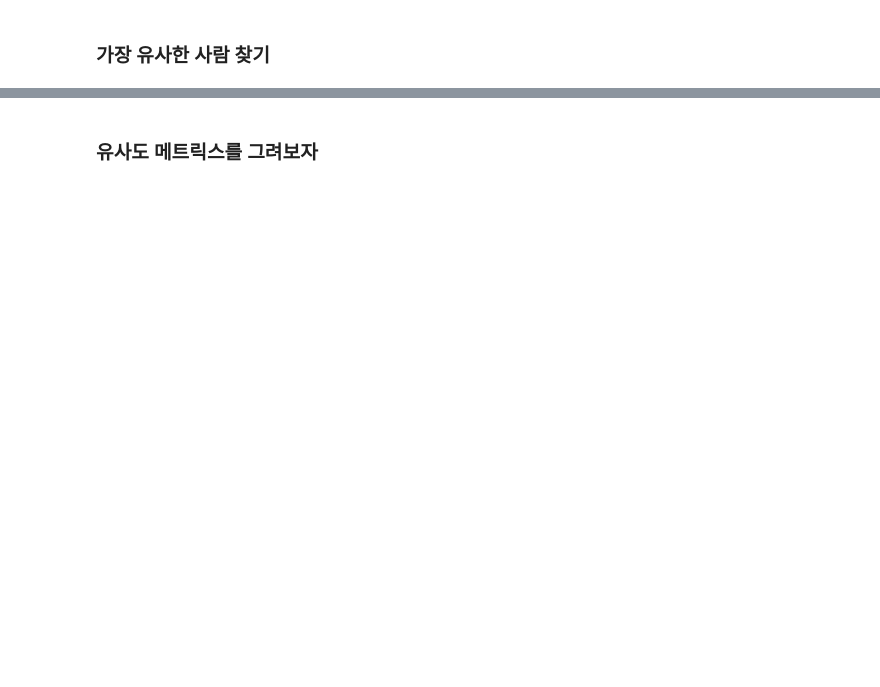
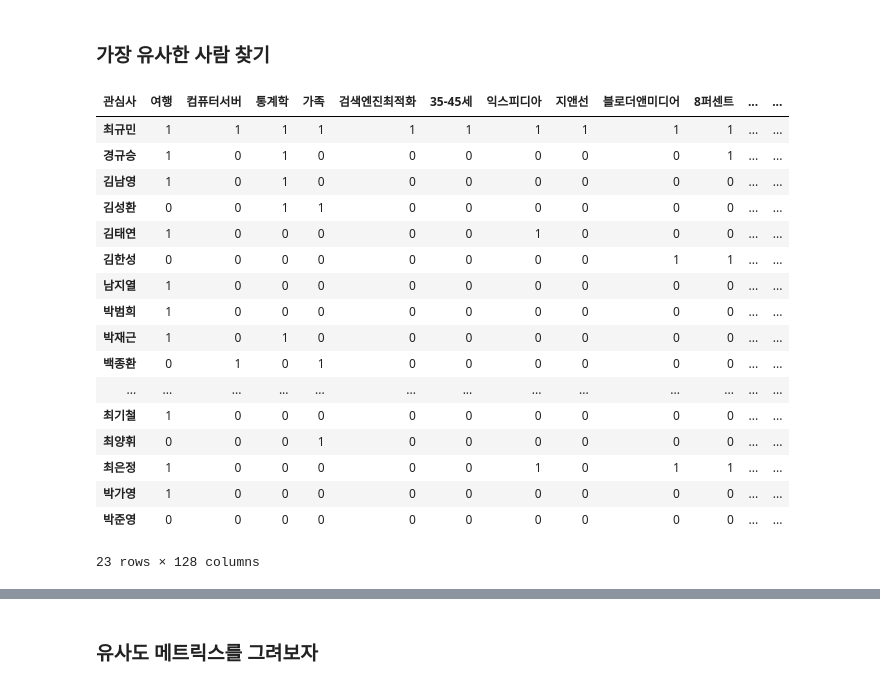
Before and after one commit to goodvc78/fc-recsys-school, a Jupyter notebook: ch1/00-facebook-interests.ipynb, the cells around one changed output, grey strips where cells are left out. Saved outputs shown, nothing was run; the diff lists cells and outputs as text; code cells hidden in the pictures; blank space fills up the shorter version.

```diff
--- a/ch1/00-facebook-interests.ipynb
+++ b/ch1/00-facebook-interests.ipynb
@@ -40,5 +86,26 @@ ds.head()
 # %% [markdown]
 ### 가장 유사한 사람 찾기
+# %%
+ds.T
+# %% [output]
+| 관심사 | 여행 | 컴퓨터서버 | 통계학 | 가족 | 검색엔진최적화 | 35-45세 | 익스피디아 | 지앤선 | 블로더앤미디어 | 8퍼센트 | ... | ... |
+| 최규민 | 1 | 1 | 1 | 1 | 1 | 1 | 1 | 1 | 1 | 1 | ... | ... |
+| 경규승 | 1 | 0 | 1 | 0 | 0 | 0 | 0 | 0 | 0 | 1 | ... | ... |
+| 김남영 | 1 | 0 | 1 | 0 | 0 | 0 | 0 | 0 | 0 | 0 | ... | ... |
+| 김성환 | 0 | 0 | 1 | 1 | 0 | 0 | 0 | 0 | 0 | 0 | ... | ... |
+| 김태연 | 1 | 0 | 0 | 0 | 0 | 0 | 1 | 0 | 0 | 0 | ... | ... |
+| 김한성 | 0 | 0 | 0 | 0 | 0 | 0 | 0 | 0 | 1 | 1 | ... | ... |
+| 남지열 | 1 | 0 | 0 | 0 | 0 | 0 | 0 | 0 | 0 | 0 | ... | ... |
+| 박범희 | 1 | 0 | 0 | 0 | 0 | 0 | 0 | 0 | 0 | 0 | ... | ... |
+| 박재근 | 1 | 0 | 1 | 0 | 0 | 0 | 0 | 0 | 0 | 0 | ... | ... |
+| 백종환 | 0 | 1 | 0 | 1 | 0 | 0 | 0 | 0 | 0 | 0 | ... | ... |
+| ... | ... | ... | ... | ... | ... | ... | ... | ... | ... | ... | ... | ... |
+| 최기철 | 1 | 0 | 0 | 0 | 0 | 0 | 0 | 0 | 0 | 0 | ... | ... |
+| 최양휘 | 0 | 0 | 0 | 1 | 0 | 0 | 0 | 0 | 0 | 0 | ... | ... |
+| 최은정 | 1 | 0 | 0 | 0 | 0 | 0 | 1 | 0 | 1 | 1 | ... | ... |
+| 박가영 | 1 | 0 | 0 | 0 | 0 | 0 | 0 | 0 | 0 | 0 | ... | ... |
+| 박준영 | 0 | 0 | 0 | 0 | 0 | 0 | 0 | 0 | 0 | 0 | ... | ... |
+23 rows × 128 columns
 # %%
 ## 행과 열을 바꿈
 ds_T = ds.T
```
Also changed, not shown: parts of 9 cells of this notebook, 3 other files.
